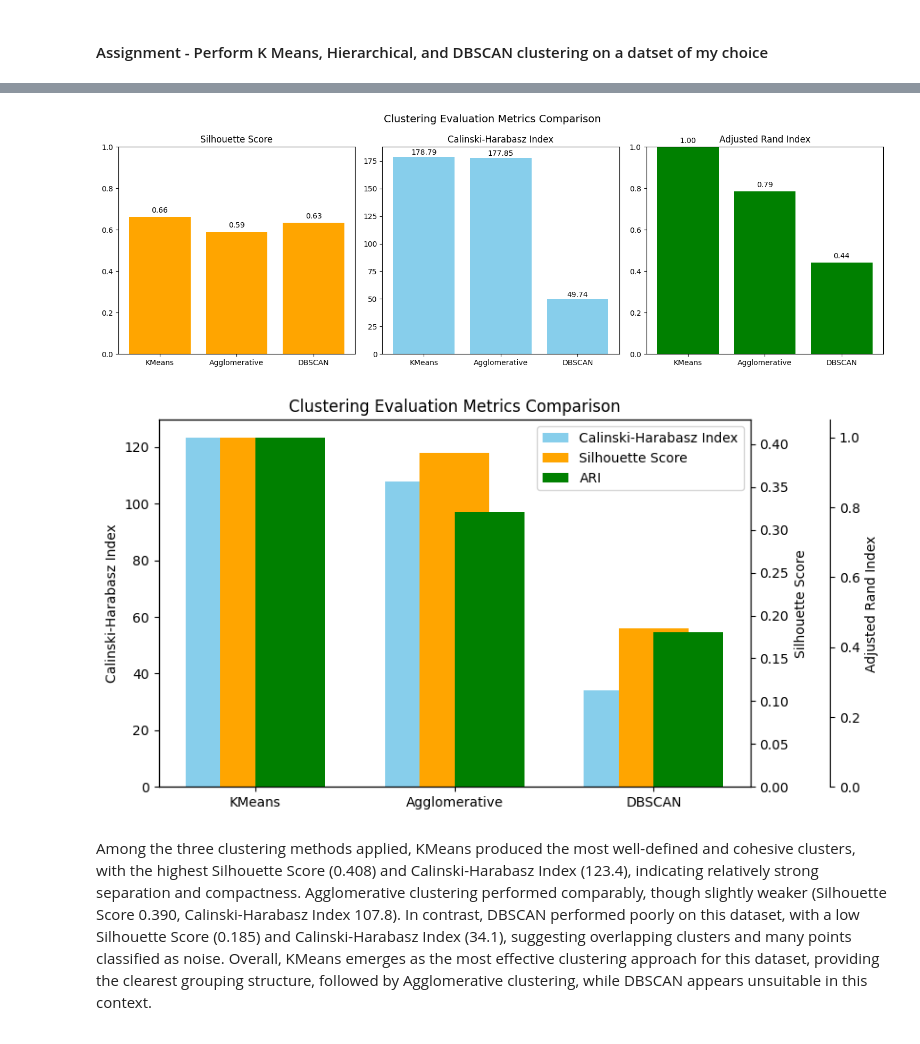
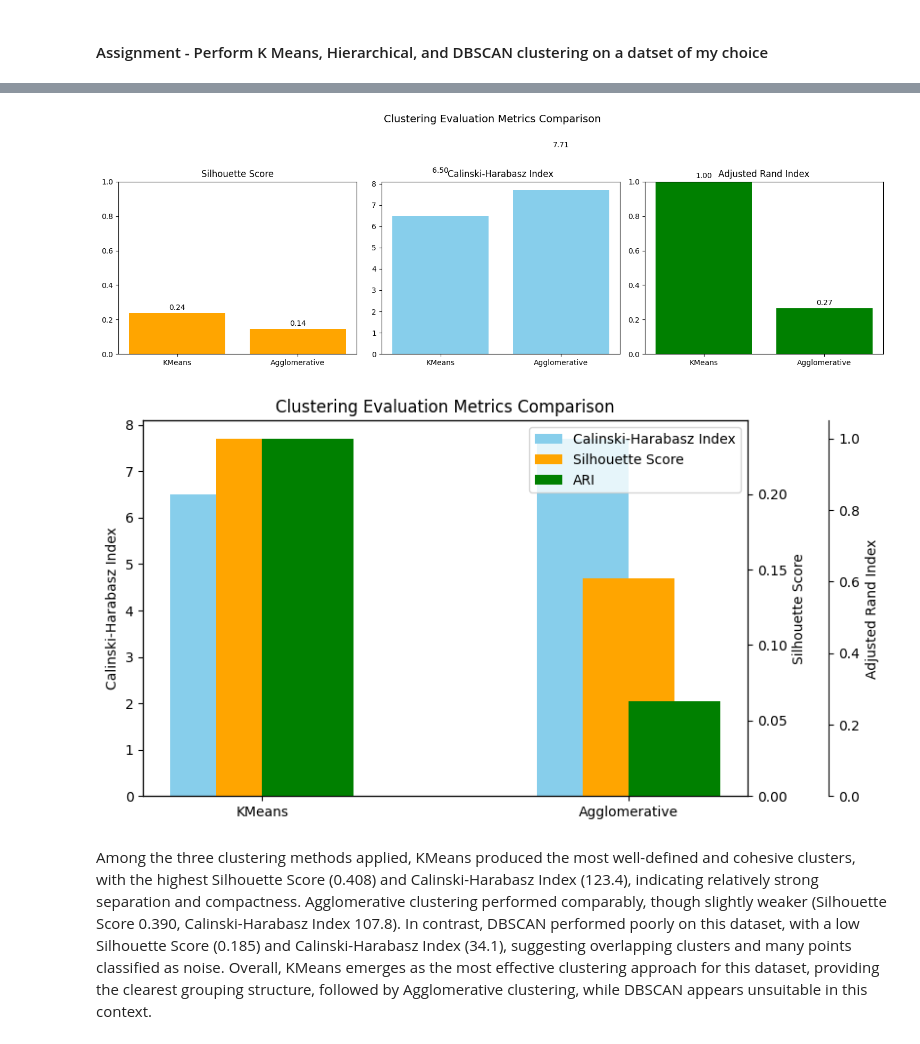
Before and after one commit to fonkerina/Data-Science-Journey, a Jupyter notebook: Week 6/w6 hwk.ipynb, the cells around one changed output, grey strips where cells are left out. Saved outputs shown, nothing was run; the diff lists cells and outputs as text; code cells hidden in the pictures.

```diff
--- a/Week 6/w6 hwk.ipynb
+++ b/Week 6/w6 hwk.ipynb
@@ -7,6 +7,6 @@ import numpy as np
 import seaborn as sns
 import matplotlib.pyplot as plt
 
-df = pd.read_csv("Plastic Waste Around the World.csv")
+df = pd.read_csv("bi.csv", delimiter = ',', encoding="cp1252")
 df.head()
 # %% [output]
@@ -75,19 +51,29 @@ plt.show()
 # %%
 # Multivariate Analysis
-corr = fully_encoded.corr()
+numeric_df = fully_encoded.drop(["lNAME","fNAME"], axis = 1)
+multi_df = numeric_df.copy()
+multi_df = multi_df.drop([col for col in multi_df.columns if "country" in col], axis = 1)
+corr = multi_df.corr()
 sns.heatmap(corr, annot = True, cmap = 'RdBu_r', fmt = '.2f')
 
 
 import matplotlib.patches as patches # formatting to highlight target variable
 
 ax = plt.gca()
-n = corr.columns.get_loc("Coastal_Waste_Risk")
-i = corr.index.get_loc("Coastal_Waste_Risk")
+n = corr.columns.get_loc("Python")
+i = corr.index.get_loc("Python")
 border1 = patches.Rectangle((n, 0), 1, corr.shape[0], linewidth = 2, edgecolor = 'gold', facecolor = 'none')
 border2 = patches.Rectangle((0, i), corr.shape[0], 1, linewidth = 2, edgecolor = 'gold', facecolor = 'none')
 ax.add_patch(border1)
 ax.add_patch(border2)
 
+n = corr.columns.get_loc("DB")
+i = corr.index.get_loc("DB")
+border3 = patches.Rectangle((n, 0), 1, corr.shape[0], linewidth = 2, edgecolor = 'gold', facecolor = 'none')
+border4 = patches.Rectangle((0, i), corr.shape[0], 1, linewidth = 2, edgecolor = 'gold', facecolor = 'none')
+ax.add_patch(border3)
+ax.add_patch(border4)
+
 plt.title('Feature Correlation Heatmap')
 plt.show()
 # %% [output]
@@ -162,20 +196,38 @@ from sklearn.metrics import silhouette_score, calinski_harabasz_score, adjusted_
 
 kmeans_sil = silhouette_score(X_scaled, kmeans.labels_)
 agglo_sil = silhouette_score(X_scaled, agglo.labels_)
-dbscan_sil = silhouette_score(X_scaled, dbscan.labels_)
+#dbscan_sil = silhouette_score(X, dbscan.labels_)
 
 kmeans_chi = calinski_harabasz_score(X_scaled, kmeans.labels_)
 agglo_chi = calinski_harabasz_score(X_scaled, agglo.labels_)
-dbscan_chi = calinski_harabasz_score(X_scaled, dbscan.labels_)
+#dbscan_chi = calinski_harabasz_score(X, dbscan.labels_)
 
 kmeans_ari = adjusted_rand_score(kmeans.labels_, kmeans.labels_)
 agglo_ari = adjusted_rand_score(kmeans.labels_, agglo.labels_)
-dbscan_ari = adjusted_rand_score(kmeans.labels_, dbscan.labels_)
+#dbscan_ari = adjusted_rand_score(kmeans.labels_, dbscan.labels_)
 
-models = ["KMeans", "Agglomerative", "DBSCAN"]
-silhouette = [kmeans_sil, agglo_sil, dbscan_sil]
-calinski = [kmeans_chi, agglo_chi, dbscan_chi]
-rand_index = [kmeans_ari, agglo_ari, dbscan_ari]
+models = ["KMeans", "Agglomerative"]
+silhouette = [kmeans_sil, agglo_sil]
+calinski = [kmeans_chi, agglo_chi]
+rand_index = [kmeans_ari, agglo_ari]
+
+results = {
+    "KMeans": {
+        "silhouette": kmeans_sil,
+        "calinski": kmeans_chi,
+        "ari": kmeans_ari
+    },
+    "Agglomerative": {
+        "silhouette": agglo_sil,
+        "calinski": agglo_chi,
+        "ari": agglo_ari
+    }
+}
+
+models = list(results.keys())
+silhouette = [results[m]["silhouette"] for m in models]
+calinski = [results[m]["calinski"] for m in models]
+rand_index = [results[m]["ari"] for m in models]
 
 fig, axes = plt.subplots(1, 3, figsize=(15,5))
 
@@ -204,38 +256,35 @@ plt.tight_layout()
 plt.show()
 
 
 # Visual comparison of the evaluation metrics
-models = ["KMeans", "Agglomerative", "DBSCAN"]
-calinski = [123.42, 107.83, 34.07]
-silhouette = [0.408, 0.390, 0.185]
 
 x = np.arange(len(models))  # positions
-width = 0.35  # bar width
+width = 0.25  # bar width
 
 fig, ax1 = plt.subplots(figsize = (8,5))
 
 # Plot Calinski-Harabasz Index on left axis
 ax1.bar(x - width/2, calinski, width, label = "Calinski-Harabasz Index", color = 'skyblue')
 ax1.set_ylabel("Calinski-Harabasz Index")
 ax1.set_xticks(x)
 ax1.set_xticklabels(models)
 
 # Create second axis for Silhouette Score
 ax2 = ax1.twinx()
 ax2.bar(x, silhouette, width, label = "Silhouette Score", color = 'orange')
 ax2.set_ylabel("Silhouette Score")
 
 # Third axis for Adjusted Rand Index
 ax3 = ax1.twinx()
 ax3.spines["right"].set_position(("outward", 60))  # shift third axis outward
 ax3.bar(x + width/2, rand_index, width, label = "ARI", color = 'green')
 ax3.set_ylabel("Adjusted Rand Index")
 
 fig.legend(loc = 'upper right', bbox_to_anchor = (1,1), bbox_transform = ax1.transAxes)
 plt.title("Clustering Evaluation Metrics Comparison")
 plt.show()
 # %% [output]
-[figure, old version]
+[figure, new version]
-[figure, old version]
+[figure, new version]
 # %% [markdown]
 Among the three clustering methods applied, KMeans produced the most well-defined and cohesive clusters, with the highest Silhouette Score (0.408) and Calinski-Harabasz Index (123.4), indicating relatively strong separation and compactness. Agglomerative clustering performed comparably, though slightly weaker (Silhouette Score 0.390, Calinski-Harabasz Index 107.8). In contrast, DBSCAN performed poorly on this dataset, with a low Silhouette Score (0.185) and Calinski-Harabasz Index (34.1), suggesting overlapping clusters and many points classified as noise. Overall, KMeans emerges as the most effective clustering approach for this dataset, providing the clearest grouping structure, followed by Agglomerative clustering, while DBSCAN appears unsuitable in this context.
```
Also changed, not shown: parts of 10 cells of this notebook, 3 other files.
